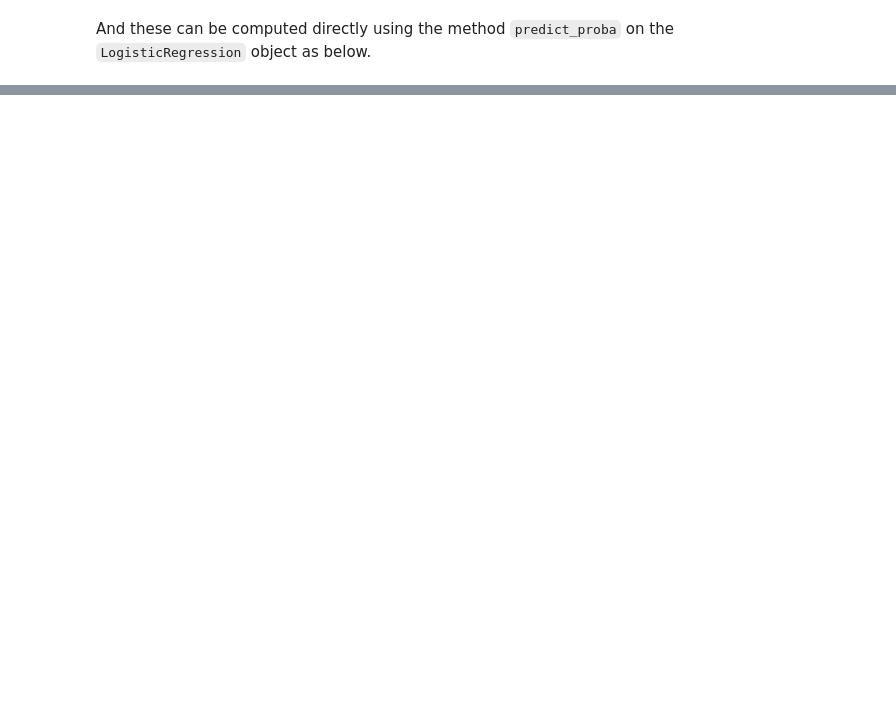
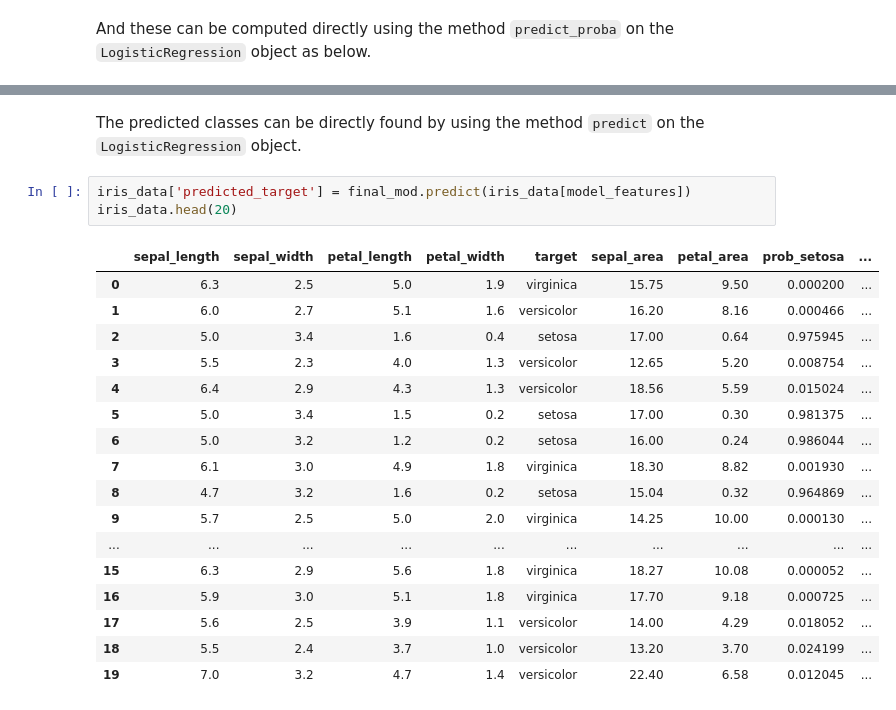
Before and after one commit to amjadfarman/iris_problem, a Jupyter notebook: iris_problem.ipynb, the cells around one changed output, grey strips where cells are left out. Cells and saved outputs as stored; diff of their text form; blank space fills up the shorter version.

```diff
--- a/iris_problem.ipynb
+++ b/iris_problem.ipynb
@@ -415,0 +436,23 @@ iris_data.head(20)
+# %% [markdown]
+The predicted classes can be directly found by using the method `predict` on the `LogisticRegression` object.
+# %%
+iris_data['predicted_target'] = final_mod.predict(iris_data[model_features])
+iris_data.head(20)
+# %% [output]
+|  | sepal_length | sepal_width | petal_length | petal_width | target | sepal_area | petal_area | prob_setosa | ... |
+| 0 | 6.3 | 2.5 | 5.0 | 1.9 | virginica | 15.75 | 9.50 | 0.000200 | ... |
+| 1 | 6.0 | 2.7 | 5.1 | 1.6 | versicolor | 16.20 | 8.16 | 0.000466 | ... |
+| 2 | 5.0 | 3.4 | 1.6 | 0.4 | setosa | 17.00 | 0.64 | 0.975945 | ... |
+| 3 | 5.5 | 2.3 | 4.0 | 1.3 | versicolor | 12.65 | 5.20 | 0.008754 | ... |
+| 4 | 6.4 | 2.9 | 4.3 | 1.3 | versicolor | 18.56 | 5.59 | 0.015024 | ... |
+| 5 | 5.0 | 3.4 | 1.5 | 0.2 | setosa | 17.00 | 0.30 | 0.981375 | ... |
+| 6 | 5.0 | 3.2 | 1.2 | 0.2 | setosa | 16.00 | 0.24 | 0.986044 | ... |
+| 7 | 6.1 | 3.0 | 4.9 | 1.8 | virginica | 18.30 | 8.82 | 0.001930 | ... |
+| 8 | 4.7 | 3.2 | 1.6 | 0.2 | setosa | 15.04 | 0.32 | 0.964869 | ... |
+| 9 | 5.7 | 2.5 | 5.0 | 2.0 | virginica | 14.25 | 10.00 | 0.000130 | ... |
+| ... | ... | ... | ... | ... | ... | ... | ... | ... | ... |
+| 15 | 6.3 | 2.9 | 5.6 | 1.8 | virginica | 18.27 | 10.08 | 0.000052 | ... |
+| 16 | 5.9 | 3.0 | 5.1 | 1.8 | virginica | 17.70 | 9.18 | 0.000725 | ... |
+| 17 | 5.6 | 2.5 | 3.9 | 1.1 | versicolor | 14.00 | 4.29 | 0.018052 | ... |
+| 18 | 5.5 | 2.4 | 3.7 | 1.0 | versicolor | 13.20 | 3.70 | 0.024199 | ... |
+| 19 | 7.0 | 3.2 | 4.7 | 1.4 | versicolor | 22.40 | 6.58 | 0.012045 | ... |
```
Also changed, not shown: parts of 8 cells of this notebook.
